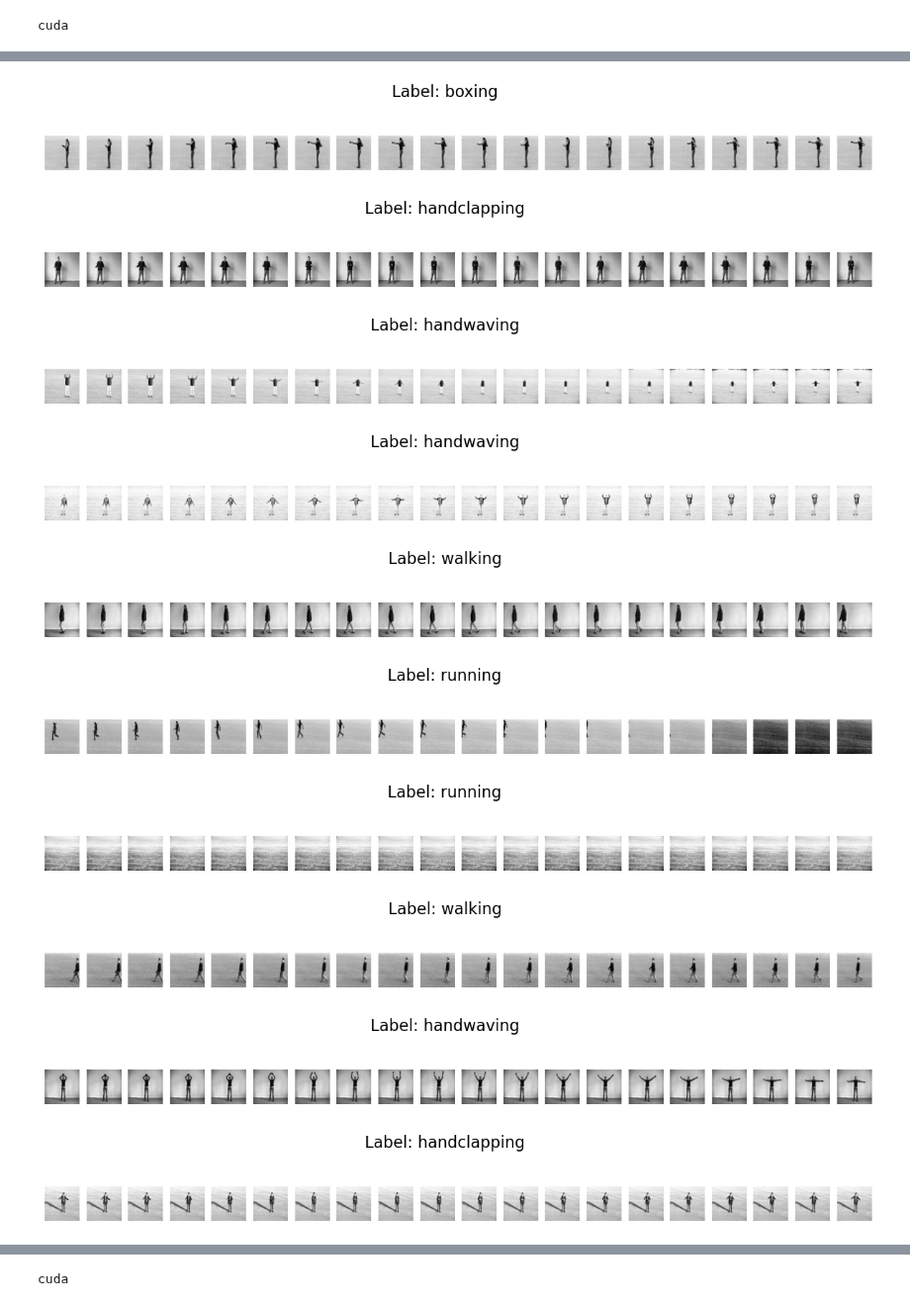
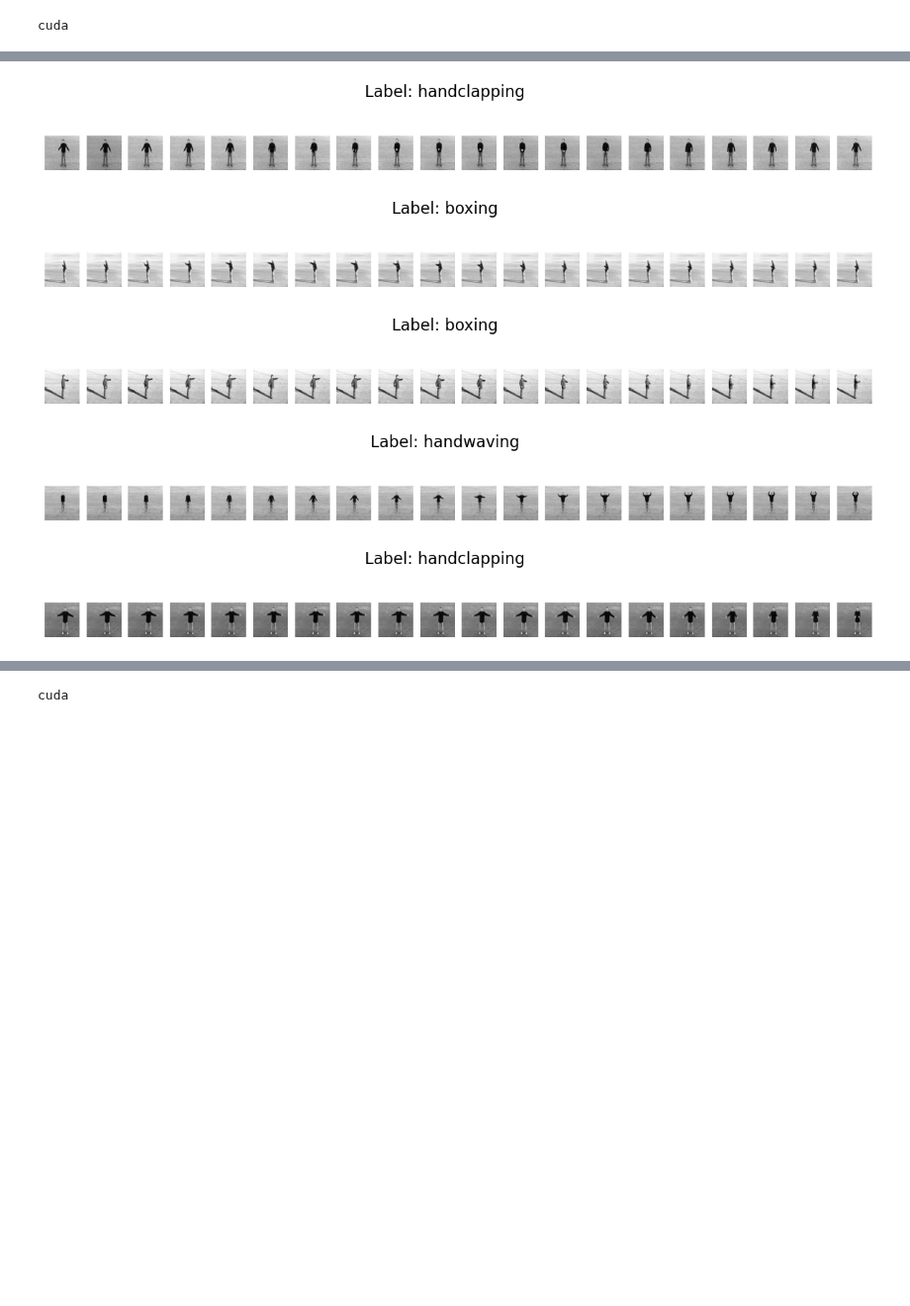
Before and after one commit to FreddieHorn/CudaVisionWS23, a Jupyter notebook: Assignment4/Lab_Recurrent_4.ipynb, the cells around one changed output, grey strips where cells are left out. Shown at 99% size. Cells and saved outputs as stored; diff of their text form; code cells hidden in the pictures; blank space fills up the shorter version.

```diff
--- a/Assignment4/Lab_Recurrent_4.ipynb
+++ b/Assignment4/Lab_Recurrent_4.ipynb
@@ -11,12 +11,12 @@ import yaml
 from tqdm import tqdm
 # %%
 # Define the subjects for each split
-train_subjects = [11, 12, 13, 14, 15, 16, 17, 18, 19, 20, 21, 23, 3, 5, 6, 7, 10]
-val_subjects = [24, 25, 1, 4]
-test_subjects = [22, 2, 8, 9]
+train_subjects = [11, 12, 13, 14, 15, 16, 17, 18, 19, 20, 21, 23, 3, 5, 6, 7, 10,25, 1, 2, 8]
+val_subjects = [24,  4]
+test_subjects = [22, 9]
 
 # Define the background variations
-background_variations = ['d1', 'd2', 'd3', 'd4']
+background_variations = ['d1']#'d2', 'd3', 'd4'
 
 processed_folder = './processed/'
 # %%
@@ -42,7 +42,8 @@ class SequencesExtractor:
         # Define the number of frames per subsequence
         self.num_frames_per_subsequence = num_frames_per_subsequence
         # List all action folders in the processed folder
-        self.classes = os.listdir(path) # folders correspond to classes/labels
+        # self.classes = os.listdir(path) # folders correspond to classes/labels
+        self.classes = ["boxing", "handclapping", "handwaving"]
         self.class_to_label = {class_name: idx for idx, class_name in enumerate(self.classes)}
         self.id_to_class = {idx: class_name for class_name, idx in self.class_to_label.items()}
         self.l2_loss_threshold = l2_loss_threshold
@@ -122,25 +123,25 @@ class SequencesExtractor:
                         # Process the subsequence (e.g., feed it to a model for action classification)
                         #subsequence_frames = torch.stack(subsequence_frames, dim=0)
                         # Perform further processing on the subsequence
-                            if action_folder in ['running', 'jogging', 'walking']:
-                                l2loss_acc = self._calculate_total_l2loss(imgs)
-                                if l2loss_acc > self.l2_loss_threshold:
-                                    subsequence_frames = torch.stack(subsequence_frames, dim=0)
-                                    target_arr.append(self.class_to_label[target])
-                                    sequences.append(subsequence_frames)
-                                else:
-                                    print("Discarding sequence due to lack of overall change in the sequence's imgs")
-                                    print(f"Class : {action_folder}")
-                            else:
-                                subsequence_frames = torch.stack(subsequence_frames, dim=0)
-                                target_arr.append(self.class_to_label[target])
-                                sequences.append(subsequence_frames)
+                            # if action_folder in ['running', 'jogging', 'walking']:
+                            #     l2loss_acc = self._calculate_total_l2loss(imgs)
+                            #     if l2loss_acc > self.l2_loss_threshold:
+                        subsequence_frames = torch.stack(subsequence_frames, dim=0)
+                        target_arr.append(self.class_to_label[target])
+                        sequences.append(subsequence_frames)
+                                # else:
+                                #     print("Discarding sequence due to lack of overall change in the sequence's imgs")
+                                #     print(f"Class : {action_folder}")
+                        # else:
+                        #     subsequence_frames = torch.stack(subsequence_frames, dim=0)
+                        #     target_arr.append(self.class_to_label[target])
+                        #     sequences.append(subsequence_frames)
 
                     else:
                         print(f"Skipping subsequence due to incorrect number of frames: {len(subsequence_frames)}")
                         # target_arr.append(self.class_to_label[target])
                         # sequences.append(subsequence_frames)
-        return np.array(sequences), np.array(target_arr)
+        return np.array(sequences, dtype = np.float64), np.array(target_arr)
 # %%
 sequencesExtractor = SequencesExtractor(path=processed_folder, num_frames_per_subsequence=20)
 train_sequences, train_target_arr = sequencesExtractor.create_sequences(train_subjects, background_variations)
@@ -176,41 +166,36 @@ Test sequences length: 1988
 import numpy as np
 import matplotlib.pyplot as plt
 
 # Assuming your data is stored in the variables data_array and label_array
 # Replace these with your actual variable names
 _, label_to_class = sequencesExtractor.get_encoding_dicts()
 data_array = train_sequences # Replace this with your actual data
 label_array = train_target_arr  # Replace this with your actual labels
 
 # Choose a random index to select one sequence
-random_indices = np.random.choice(len(data_array), size=20, replace=False)
+random_indices = np.random.choice(len(data_array), size=5, replace=False)
 
 for random_index in random_indices:
     # Get the random sequence and its label
     selected_sequence = data_array[random_index]
     label = label_array[random_index]
 
     # Visualize the sequence
     fig, axes = plt.subplots(1, selected_sequence.shape[0], figsize=(15, 2))
 
     # Display images in the sequence
     for i in range(selected_sequence.shape[0]):
         axes[i].imshow(selected_sequence[i, 0, :, :], cmap='gray')
         axes[i].axis('off')
 
     # Set the label as the title of the plot
     fig.suptitle(f"Label: {label_to_class[label]}", fontsize=16)
 
     # Show the plot
     plt.show()
 # %% [output]
-[figure, old version]
+[figure, new version]
-[figure, old version]
+[figure, new version]
-[figure, old version]
+[figure, new version]
-[figure, old version]
+[figure, new version]
-[figure, old version]
+[figure, new version]
-[figure, removed]
-[figure, removed]
-[figure, removed]
-[figure, removed]
-[figure, removed]
```
Also changed, not shown: parts of 13 cells of this notebook.
